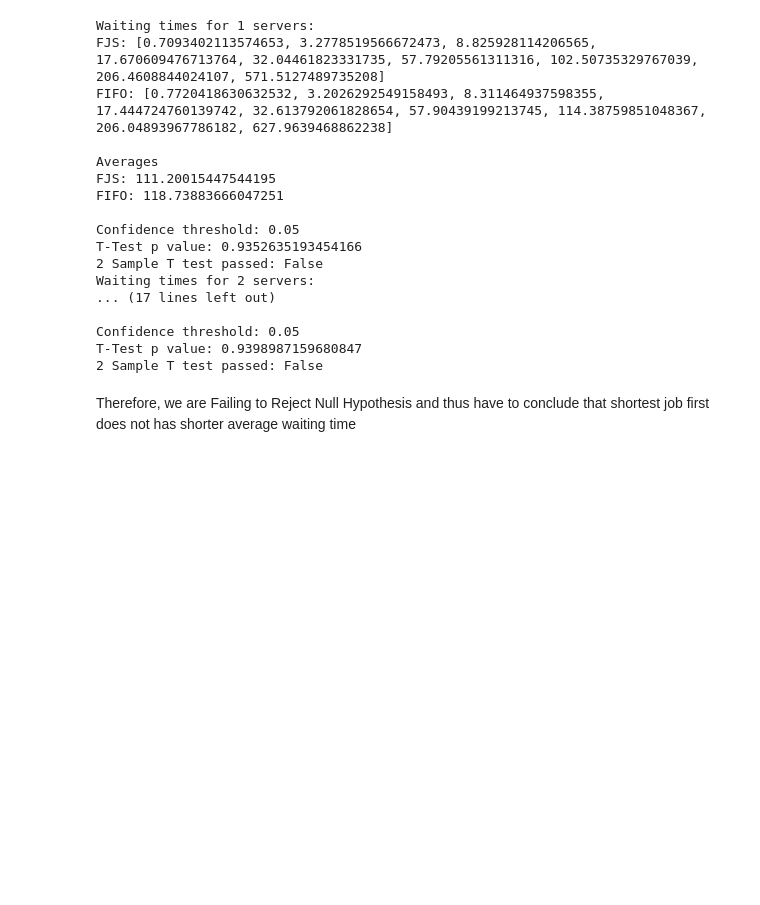
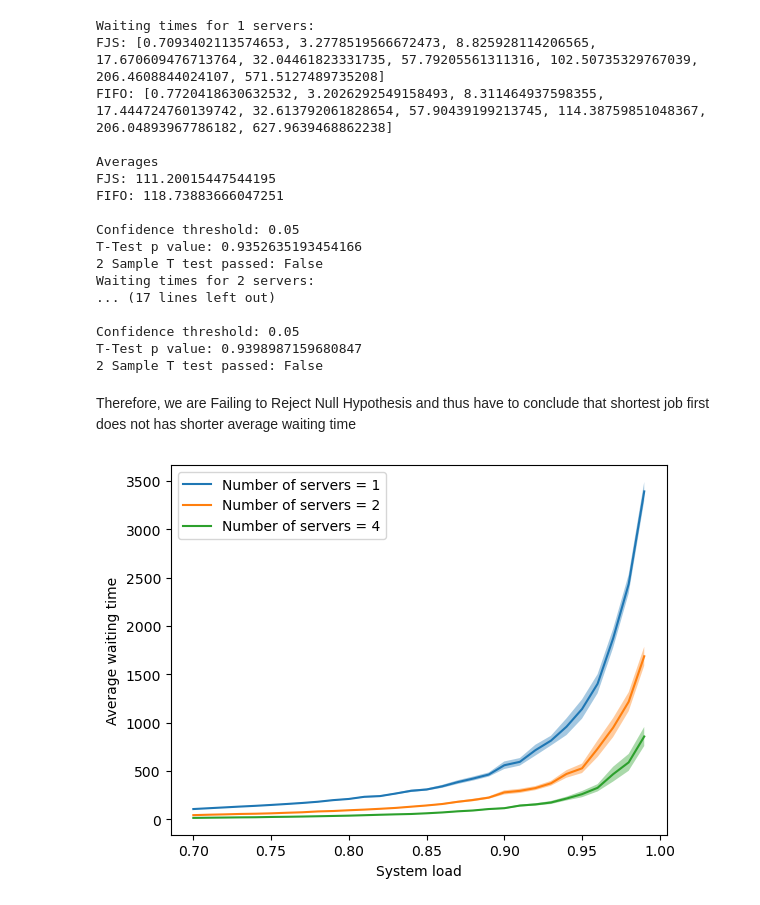
Before and after one commit to pabloralves/Stoc_Assignment_2, a Jupyter notebook: Q4_test.ipynb, the cells around one changed output. Saved outputs shown, nothing was run; the diff lists cells and outputs as text; code cells hidden in the pictures; blank space fills up the shorter version.

Commit message:
Q4_edited and added function for Data storage and plotts
Added:
- generatorwaitingtimes2: Edited and corrected
- plot_nsimulations
- Data_storer function
- Data_loader function

```diff
--- a/Q4_test.ipynb
+++ b/Q4_test.ipynb
@@ -466,3 +493,34 @@ T-Test p value: 0.9398987159680847
 2 Sample T test passed: False
 # %% [markdown]
 Therefore, we are Failing to Reject Null Hypothesis and thus have to conclude that shortest job first does not has shorter average waiting time
+# %%
+### Question 2, number of simulations
+## Takes about 47 minutes to run, if you want faster increase std:min or rhos_step
+# Parameters
+lambda_ = 0.015
+N = 10_000
+num_servers_list = [1, 2, 4]
+
+# 'fifo' or 'jsf'
+scheduler = 'fifo'
+
+# 'Markov', 'deter' or 'long tail'
+mode = 'Markov'
+print_statistics = False
+
+rho_min, rho_max = 0.7, 0.99
+rhos_step = 0.01
+
+rhos = np.arange(rho_min, rho_max, rhos_step)
+mus = lambda_ / rhos
+
+# Number of runs is defined by std_min. Once the standard deviation is less than the std min the simulation stops.
+# Std_min is fixed and universal for all rhos, thus, higher rhos will have higher number of simulations to reach the same std_min
+std_min = 50
+
+fig, axs = plt.subplots(dpi=100)
+data = generate_waitingtimes2(lambda_, mus, N, num_servers_list, scheduler, mode, std_min)
+
+plot_waitingtimes(data, axs)
+# %% [output]
+[figure, added]
```
Also changed, not shown: parts of 3 cells of this notebook, 1 other file.
